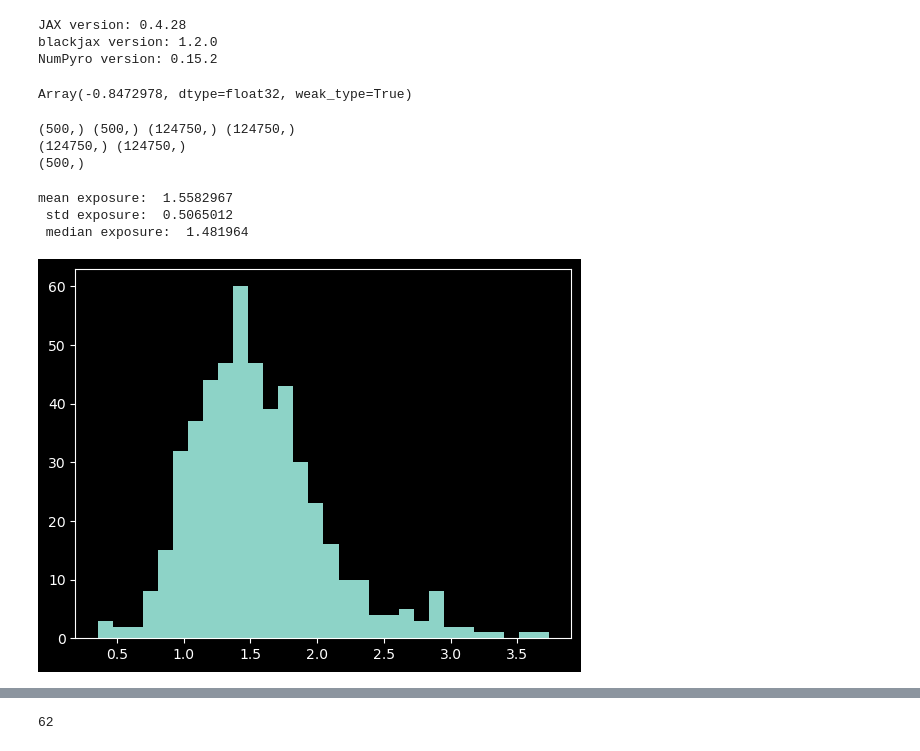
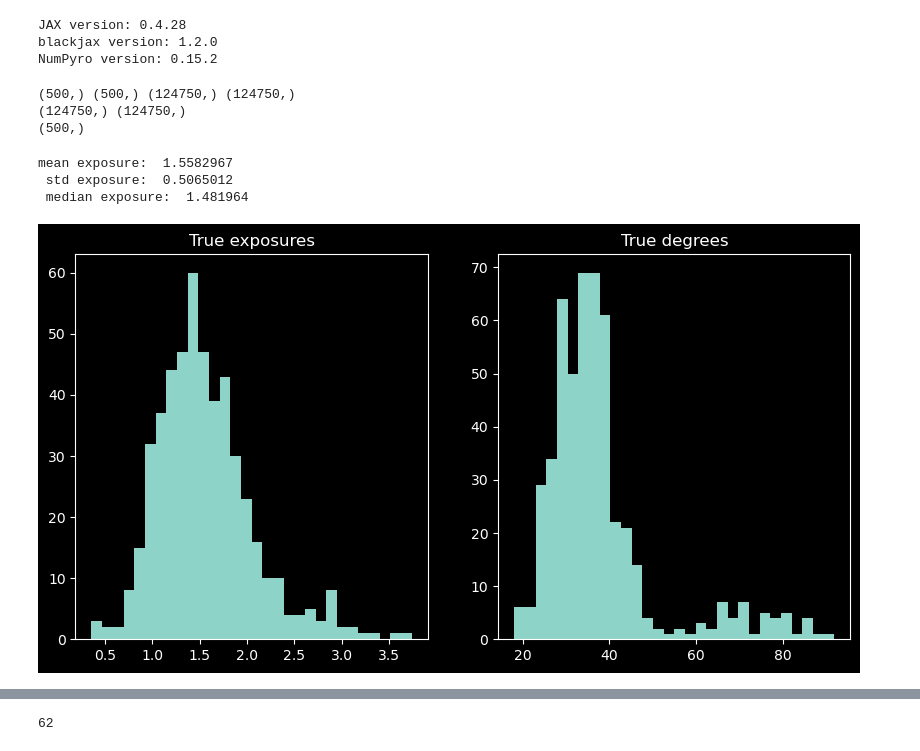
Before and after one commit to barwein/BayesProxyNets, a Jupyter notebook: src/test_discrete_sampling.ipynb, the cells around one changed output, grey strips where cells are left out. Saved outputs shown, nothing was run; the diff lists cells and outputs as text; code cells hidden in the pictures.

```diff
--- a/src/test_discrete_sampling.ipynb
+++ b/src/test_discrete_sampling.ipynb
@@ -21,10 +21,6 @@ print("NumPyro version: {}".format(numpyro.__version__))
 JAX version: 0.4.28
 blackjax version: 1.2.0
 NumPyro version: 0.15.2
-# %%
-logit(0.3)
-# %% [output]
-Array(-0.8472978, dtype=float32, weak_type=True)
 # %%
 key = random.PRNGKey(0)
 key = random.split(key, 1)[0]
@@ -132,12 +128,22 @@ print(Y.shape)
 (124750,) (124750,)
 (500,)
 # %%
-plt.hist(exposures, bins=30)
+# panel of two plots
+fig, axs = plt.subplots(1, 2, figsize=(10, 5))
+
+# plot 1
+axs[0].hist(exposures, bins=30)
+axs[0].set_title("True exposures")
+
+# plot 2
+axs[1].hist(jnp.sum(mat_star, axis=1), bins=30)
+axs[1].set_title("True degrees")
+
 print("mean exposure: ", jnp.mean(exposures), "\n",
       "std exposure: ", jnp.std(exposures), "\n",
       "median exposure: ", jnp.median(exposures))
 # %% [output]
 mean exposure:  1.5582967
  std exposure:  0.5065012
  median exposure:  1.481964
-[figure, old version]
+[figure, new version]
```
Also changed, not shown: parts of 47 cells of this notebook.
